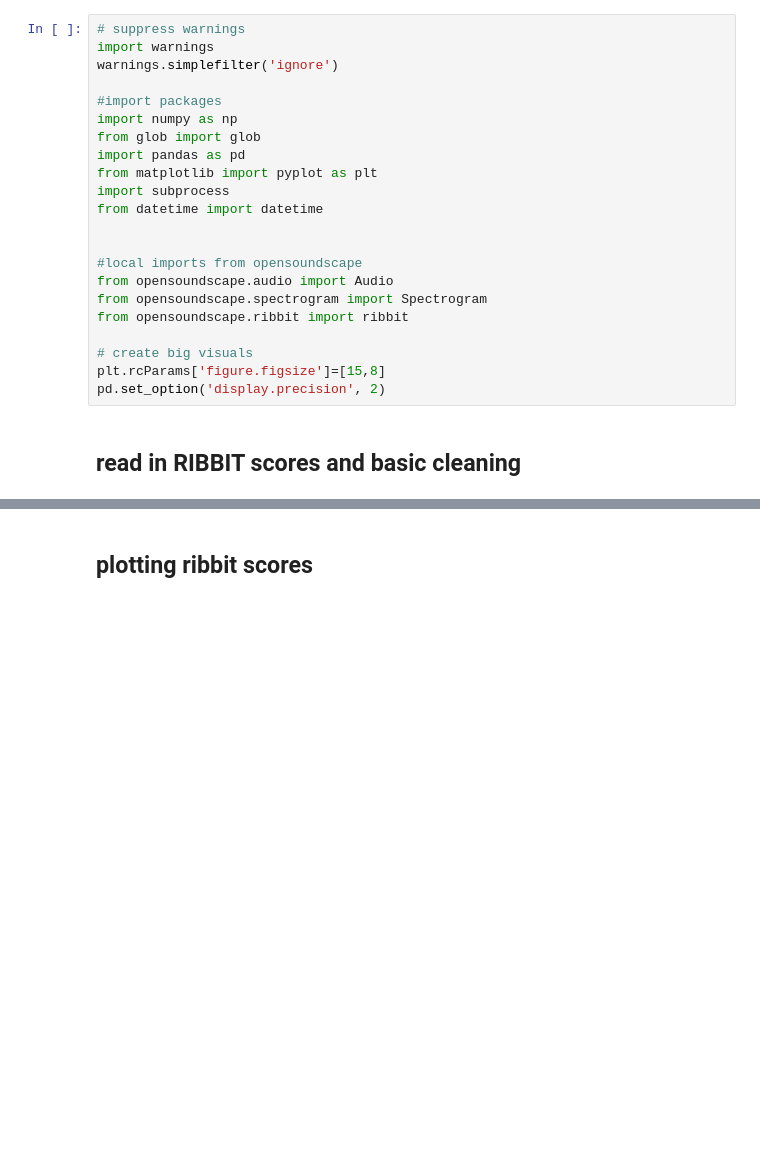
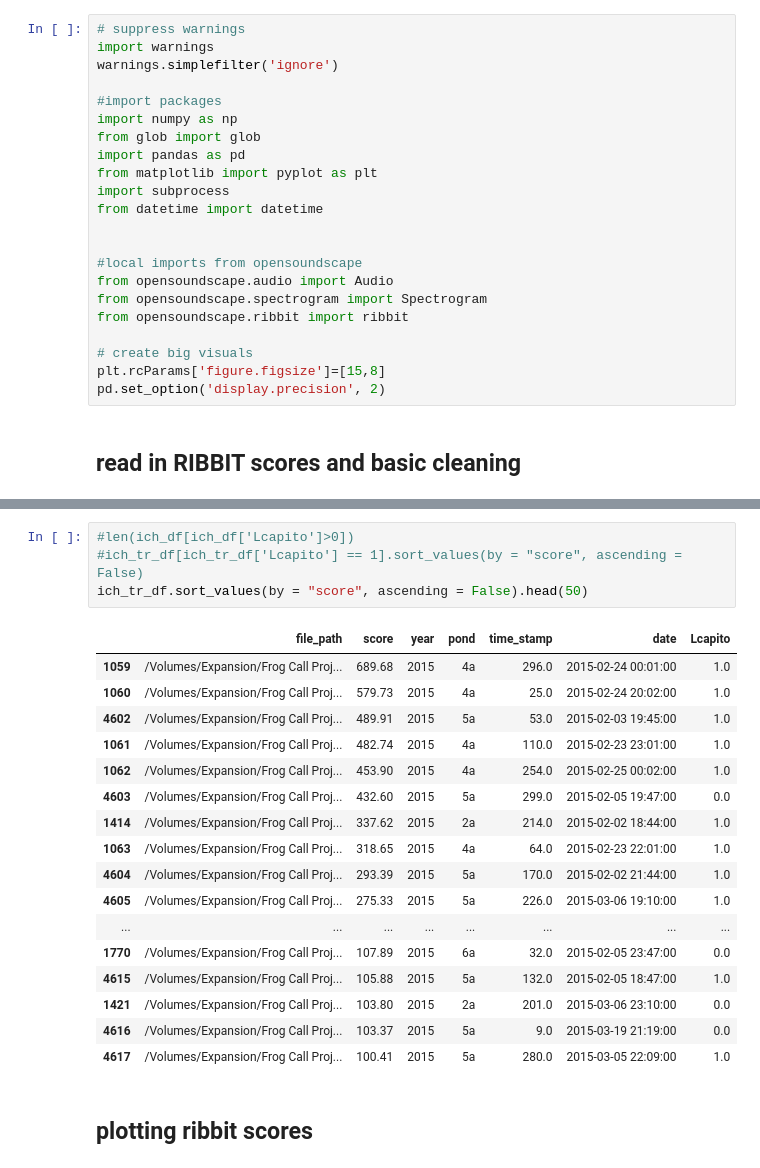
Before and after one commit to mayalapp/ga-frog-id, a Jupyter notebook: python-ribbit/data_cleaning.ipynb, the cells around one changed output, grey strips where cells are left out. Drawn from its saved outputs; the diff is of its cells as text; blank space fills up the shorter version.

```diff
--- a/python-ribbit/data_cleaning.ipynb
+++ b/python-ribbit/data_cleaning.ipynb
@@ -54,3 +105,25 @@ rs_df = rs_df[rs_df.duplicated(subset=None, keep='first')] # remove duplicates #
+# %%
+#len(ich_df[ich_df['Lcapito']>0])
+#ich_tr_df[ich_tr_df['Lcapito'] == 1].sort_values(by = "score", ascending = False)
+ich_tr_df.sort_values(by = "score", ascending = False).head(50)
+# %% [output]
+|  | file_path | score | year | pond | time_stamp | date | Lcapito |
+| 1059 | /Volumes/Expansion/Frog Call Proj... | 689.68 | 2015 | 4a | 296.0 | 2015-02-24 00:01:00 | 1.0 |
+| 1060 | /Volumes/Expansion/Frog Call Proj... | 579.73 | 2015 | 4a | 25.0 | 2015-02-24 20:02:00 | 1.0 |
+| 4602 | /Volumes/Expansion/Frog Call Proj... | 489.91 | 2015 | 5a | 53.0 | 2015-02-03 19:45:00 | 1.0 |
+| 1061 | /Volumes/Expansion/Frog Call Proj... | 482.74 | 2015 | 4a | 110.0 | 2015-02-23 23:01:00 | 1.0 |
+| 1062 | /Volumes/Expansion/Frog Call Proj... | 453.90 | 2015 | 4a | 254.0 | 2015-02-25 00:02:00 | 1.0 |
+| 4603 | /Volumes/Expansion/Frog Call Proj... | 432.60 | 2015 | 5a | 299.0 | 2015-02-05 19:47:00 | 0.0 |
+| 1414 | /Volumes/Expansion/Frog Call Proj... | 337.62 | 2015 | 2a | 214.0 | 2015-02-02 18:44:00 | 1.0 |
+| 1063 | /Volumes/Expansion/Frog Call Proj... | 318.65 | 2015 | 4a | 64.0 | 2015-02-23 22:01:00 | 1.0 |
+| 4604 | /Volumes/Expansion/Frog Call Proj... | 293.39 | 2015 | 5a | 170.0 | 2015-02-02 21:44:00 | 1.0 |
+| 4605 | /Volumes/Expansion/Frog Call Proj... | 275.33 | 2015 | 5a | 226.0 | 2015-03-06 19:10:00 | 1.0 |
+| ... | ... | ... | ... | ... | ... | ... | ... |
+| 1770 | /Volumes/Expansion/Frog Call Proj... | 107.89 | 2015 | 6a | 32.0 | 2015-02-05 23:47:00 | 0.0 |
+| 4615 | /Volumes/Expansion/Frog Call Proj... | 105.88 | 2015 | 5a | 132.0 | 2015-02-05 18:47:00 | 1.0 |
+| 1421 | /Volumes/Expansion/Frog Call Proj... | 103.80 | 2015 | 2a | 201.0 | 2015-03-06 23:10:00 | 0.0 |
+| 4616 | /Volumes/Expansion/Frog Call Proj... | 103.37 | 2015 | 5a | 9.0 | 2015-03-19 21:19:00 | 0.0 |
+| 4617 | /Volumes/Expansion/Frog Call Proj... | 100.41 | 2015 | 5a | 280.0 | 2015-03-05 22:09:00 | 1.0 |
 # %% [markdown]
 ## plotting ribbit scores
 # %%
```
Also changed, not shown: parts of 5 cells of this notebook, 15 other files.
